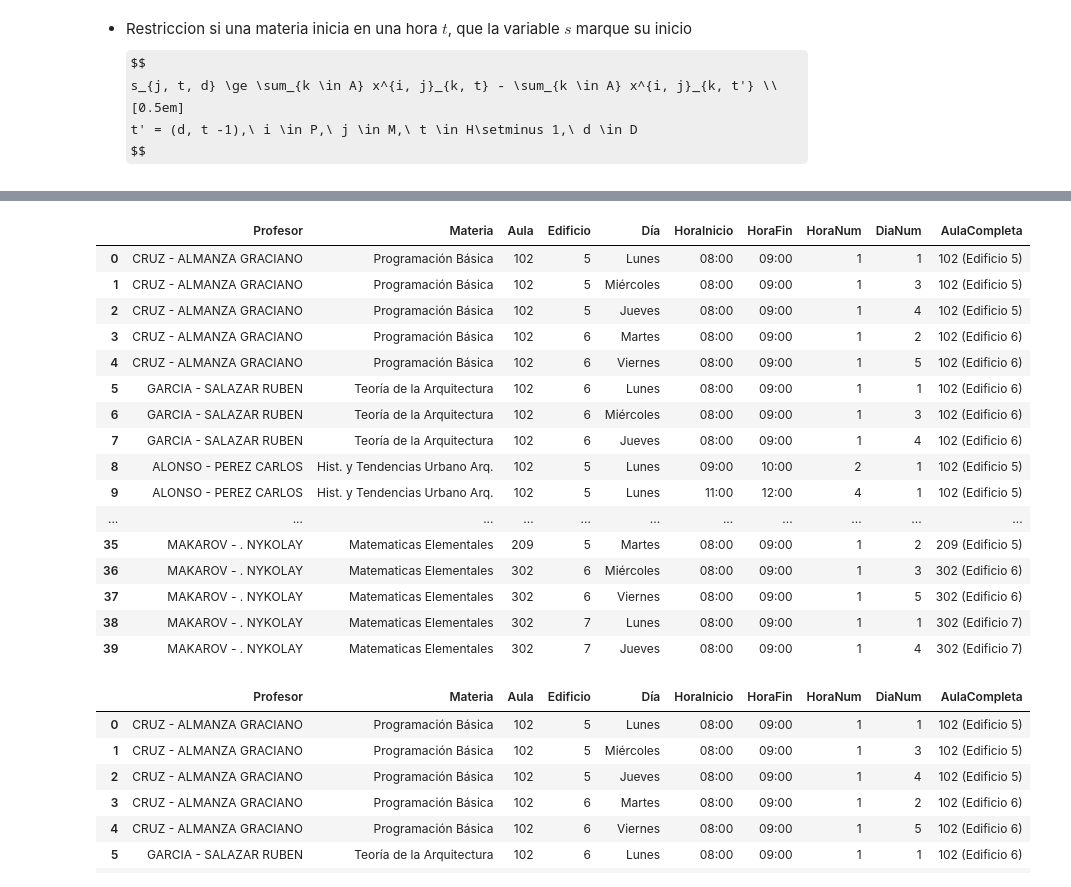
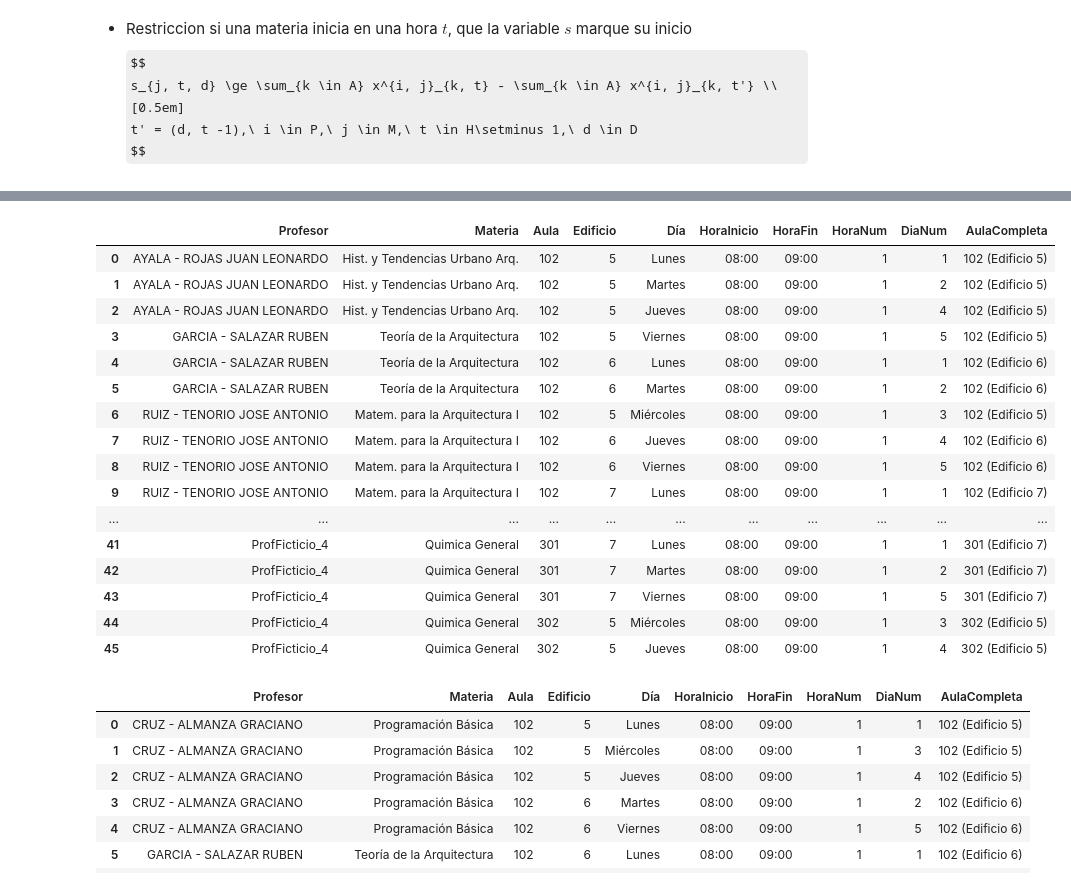
Before and after one commit to GustavoGtz/optimizador_horarios, a Jupyter notebook: modelo/Modelo_Buap_Version_1.ipynb, the cells around one changed output, grey strips where cells are left out. Cells and saved outputs as stored; diff of their text form; code cells hidden in the pictures; some formulas as TeX source.

```diff
--- a/modelo/Modelo_Buap_Version_1.ipynb
+++ b/modelo/Modelo_Buap_Version_1.ipynb
@@ -928,23 +1006,23 @@ Profesor: ProfFicticio_70 | Materia: Lengua Extranjera I | Aula: 303 (Edificio 5
 # %%
- df_Una_Asignacion_por_Dia[:40]
+ df_Una_Asignacion_por_Dia
 # %% [output]
 |  | Profesor | Materia | Aula | Edificio | Día | HoraInicio | HoraFin | HoraNum | DiaNum | AulaCompleta |
-| 0 | CRUZ - ALMANZA GRACIANO | Programación Básica | 102 | 5 | Lunes | 08:00 | 09:00 | 1 | 1 | 102 (Edificio 5) |
-| 1 | CRUZ - ALMANZA GRACIANO | Programación Básica | 102 | 5 | Miércoles | 08:00 | 09:00 | 1 | 3 | 102 (Edificio 5) |
-| 2 | CRUZ - ALMANZA GRACIANO | Programación Básica | 102 | 5 | Jueves | 08:00 | 09:00 | 1 | 4 | 102 (Edificio 5) |
-| 3 | CRUZ - ALMANZA GRACIANO | Programación Básica | 102 | 6 | Martes | 08:00 | 09:00 | 1 | 2 | 102 (Edificio 6) |
-| 4 | CRUZ - ALMANZA GRACIANO | Programación Básica | 102 | 6 | Viernes | 08:00 | 09:00 | 1 | 5 | 102 (Edificio 6) |
-| 5 | GARCIA - SALAZAR RUBEN | Teoría de la Arquitectura | 102 | 6 | Lunes | 08:00 | 09:00 | 1 | 1 | 102 (Edificio 6) |
-| 6 | GARCIA - SALAZAR RUBEN | Teoría de la Arquitectura | 102 | 6 | Miércoles | 08:00 | 09:00 | 1 | 3 | 102 (Edificio 6) |
-| 7 | GARCIA - SALAZAR RUBEN | Teoría de la Arquitectura | 102 | 6 | Jueves | 08:00 | 09:00 | 1 | 4 | 102 (Edificio 6) |
-| 8 | ALONSO - PEREZ CARLOS | Hist. y Tendencias Urbano Arq. | 102 | 5 | Lunes | 09:00 | 10:00 | 2 | 1 | 102 (Edificio 5) |
-| 9 | ALONSO - PEREZ CARLOS | Hist. y Tendencias Urbano Arq. | 102 | 5 | Lunes | 11:00 | 12:00 | 4 | 1 | 102 (Edificio 5) |
+| 0 | AYALA - ROJAS JUAN LEONARDO | Hist. y Tendencias Urbano Arq. | 102 | 5 | Lunes | 08:00 | 09:00 | 1 | 1 | 102 (Edificio 5) |
+| 1 | AYALA - ROJAS JUAN LEONARDO | Hist. y Tendencias Urbano Arq. | 102 | 5 | Martes | 08:00 | 09:00 | 1 | 2 | 102 (Edificio 5) |
+| 2 | AYALA - ROJAS JUAN LEONARDO | Hist. y Tendencias Urbano Arq. | 102 | 5 | Jueves | 08:00 | 09:00 | 1 | 4 | 102 (Edificio 5) |
+| 3 | GARCIA - SALAZAR RUBEN | Teoría de la Arquitectura | 102 | 5 | Viernes | 08:00 | 09:00 | 1 | 5 | 102 (Edificio 5) |
+| 4 | GARCIA - SALAZAR RUBEN | Teoría de la Arquitectura | 102 | 6 | Lunes | 08:00 | 09:00 | 1 | 1 | 102 (Edificio 6) |
+| 5 | GARCIA - SALAZAR RUBEN | Teoría de la Arquitectura | 102 | 6 | Martes | 08:00 | 09:00 | 1 | 2 | 102 (Edificio 6) |
+| 6 | RUIZ - TENORIO JOSE ANTONIO | Matem. para la Arquitectura I | 102 | 5 | Miércoles | 08:00 | 09:00 | 1 | 3 | 102 (Edificio 5) |
+| 7 | RUIZ - TENORIO JOSE ANTONIO | Matem. para la Arquitectura I | 102 | 6 | Jueves | 08:00 | 09:00 | 1 | 4 | 102 (Edificio 6) |
+| 8 | RUIZ - TENORIO JOSE ANTONIO | Matem. para la Arquitectura I | 102 | 6 | Viernes | 08:00 | 09:00 | 1 | 5 | 102 (Edificio 6) |
+| 9 | RUIZ - TENORIO JOSE ANTONIO | Matem. para la Arquitectura I | 102 | 7 | Lunes | 08:00 | 09:00 | 1 | 1 | 102 (Edificio 7) |
 | ... | ... | ... | ... | ... | ... | ... | ... | ... | ... | ... |
-| 35 | MAKAROV - . NYKOLAY | Matematicas Elementales | 209 | 5 | Martes | 08:00 | 09:00 | 1 | 2 | 209 (Edificio 5) |
-| 36 | MAKAROV - . NYKOLAY | Matematicas Elementales | 302 | 6 | Miércoles | 08:00 | 09:00 | 1 | 3 | 302 (Edificio 6) |
-| 37 | MAKAROV - . NYKOLAY | Matematicas Elementales | 302 | 6 | Viernes | 08:00 | 09:00 | 1 | 5 | 302 (Edificio 6) |
-| 38 | MAKAROV - . NYKOLAY | Matematicas Elementales | 302 | 7 | Lunes | 08:00 | 09:00 | 1 | 1 | 302 (Edificio 7) |
-| 39 | MAKAROV - . NYKOLAY | Matematicas Elementales | 302 | 7 | Jueves | 08:00 | 09:00 | 1 | 4 | 302 (Edificio 7) |
+| 41 | ProfFicticio_4 | Quimica General | 301 | 7 | Lunes | 08:00 | 09:00 | 1 | 1 | 301 (Edificio 7) |
+| 42 | ProfFicticio_4 | Quimica General | 301 | 7 | Martes | 08:00 | 09:00 | 1 | 2 | 301 (Edificio 7) |
+| 43 | ProfFicticio_4 | Quimica General | 301 | 7 | Viernes | 08:00 | 09:00 | 1 | 5 | 301 (Edificio 7) |
+| 44 | ProfFicticio_4 | Quimica General | 302 | 5 | Miércoles | 08:00 | 09:00 | 1 | 3 | 302 (Edificio 5) |
+| 45 | ProfFicticio_4 | Quimica General | 302 | 5 | Jueves | 08:00 | 09:00 | 1 | 4 | 302 (Edificio 5) |
 # %%
 df_old[:40]
 # %% [output]
```
Also changed, not shown: parts of 10 cells of this notebook.
